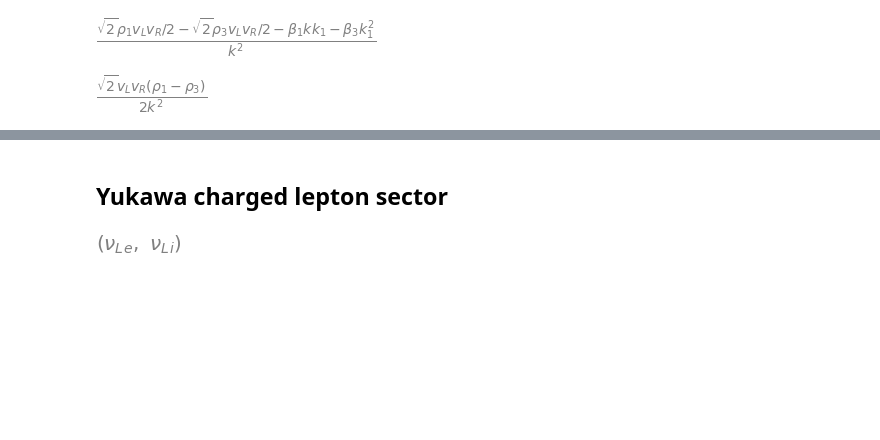
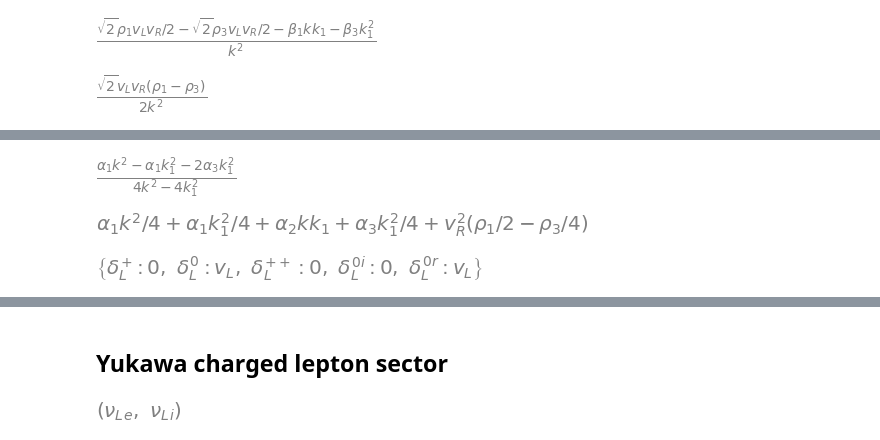
Before and after one commit to moiseszeleny/LRSM-with-Spheno, a Jupyter notebook: sympy_calculations/Lagrangian.ipynb, the cells around one changed output, grey strips where cells are left out. Drawn from its saved outputs; the diff is of its cells as text; code cells hidden in the pictures; blank space fills up the shorter version.

```diff
--- a/sympy_calculations/Lagrangian.ipynb
+++ b/sympy_calculations/Lagrangian.ipynb
@@ -729,0 +746,3 @@ tadpole34_sol[beta2].simplify().subs(beta3, beta1).subs(beta1,0).simplify()
+# %%
+VLRPhi_ri_tadpole = VLRPhi_ri.subs(betas_zero).subs(tadpole12_sol).subs(mu32, tadpole34_sol[mu32])
+VLRPhi_ri_tadpole
@@ -729,0 +755,5 @@ tadpole34_sol[beta2].simplify().subs(beta3, beta1).subs(beta1,0).simplify()
+# %%
+vevPhi[phi10r] = k
+vevPhi[phi10i] = 0
+vevPhi[phi20r] = k1
+vevPhi[phi20i] = 0
@@ -729,0 +764,5 @@ tadpole34_sol[beta2].simplify().subs(beta3, beta1).subs(beta1,0).simplify()
+# %%
+vevL[deltaL0r] = vL
+vevL[deltaL0i] = 0
+vevR[deltaR0r] = vR
+vevR[deltaR0i] = 0
@@ -729,0 +793,6 @@ tadpole34_sol[beta2].simplify().subs(beta3, beta1).subs(beta1,0).simplify()
+# %%
+phii_fields = [phi10i, phi20i, deltaR0i, deltaL0i]
+MI_square = (derive_by_array(derive_by_array(VLRPhi_ri_tadpole, phii_fields), phii_fields)/2).subs(
+    vevPhi
+).subs(vevL).subs(vevR).subs(vL_sol).simplify()
+MI_square
@@ -729,0 +819,12 @@ tadpole34_sol[beta2].simplify().subs(beta3, beta1).subs(beta1,0).simplify()
+# %%
+MI_square[0, 0].expand().collect(vR, simplify, evaluate=False)[vR**2].cancel()
+# %% [output]
+[figure, added]
+# %%
+MI_square[3, 3].expand().collect(vR, simplify)
+# %% [output]
+[figure, added]
+# %%
+vevL
+# %% [output]
+[figure, added]
```
Also changed, not shown: parts of 28 cells of this notebook.
